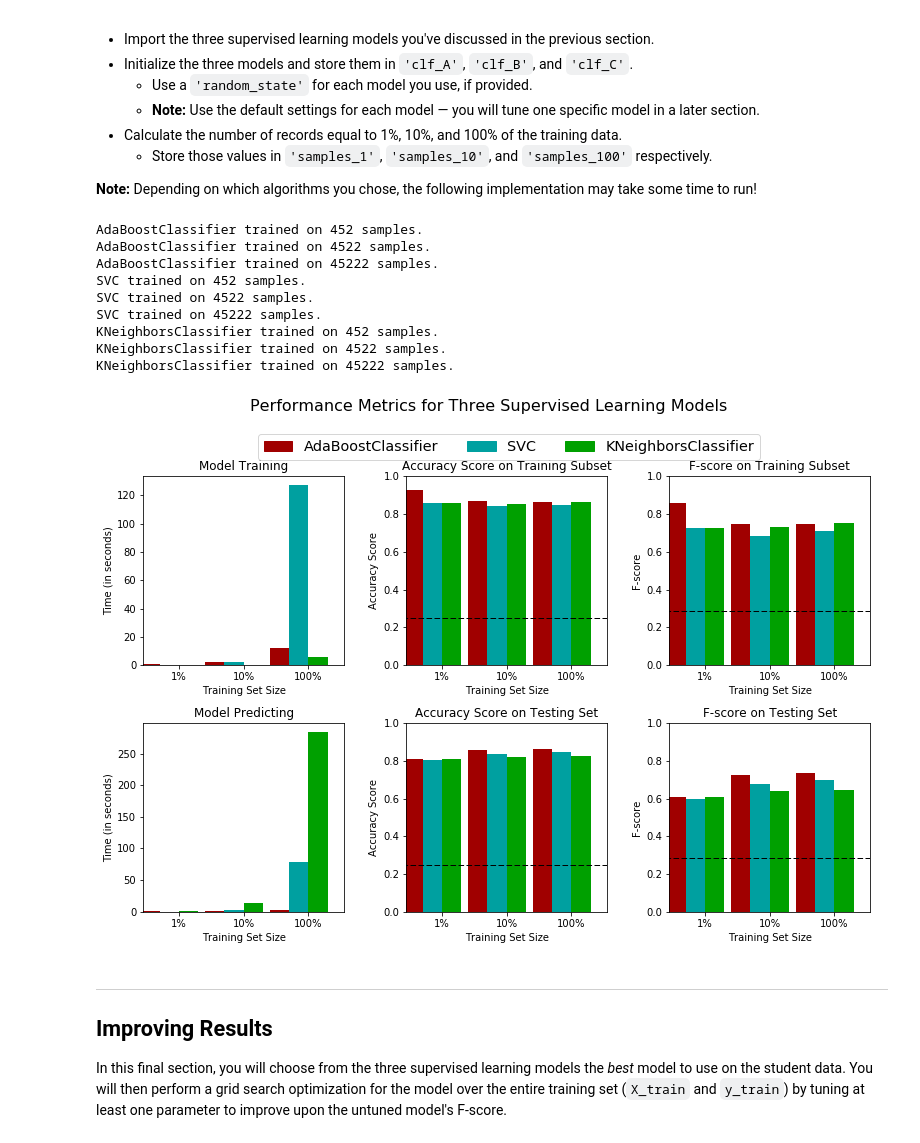
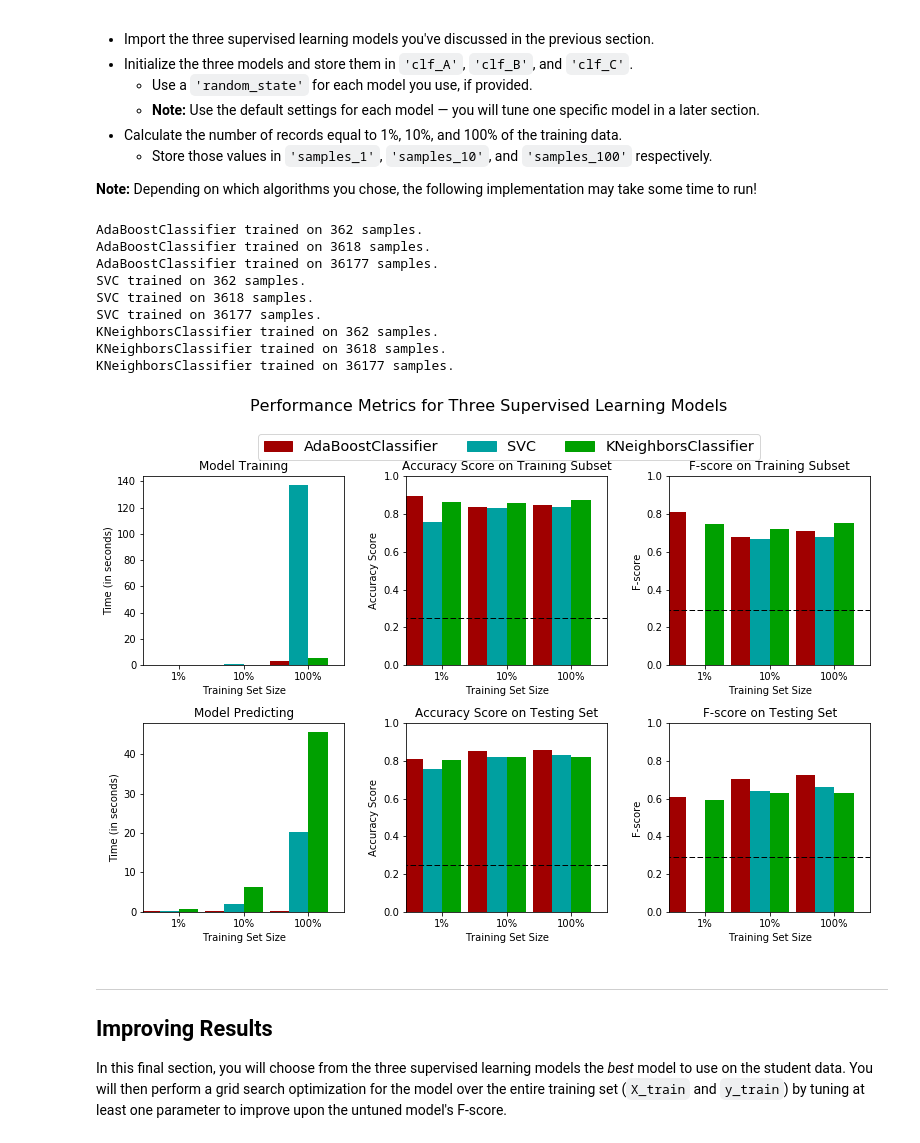
Before and after one commit to xilodyne/udacity-MLND, a Jupyter notebook: finding_donors/finding_donors.ipynb, the cells around one changed output. Drawn from its saved outputs; the diff is of its cells as text; code cells hidden in the pictures.

```diff
--- a/finding_donors/finding_donors.ipynb
+++ b/finding_donors/finding_donors.ipynb
@@ -219,15 +219,16 @@ Looking at the distribution of classes (those who make at most \$50,000, and tho
 # TODO: Calculate accuracy
 #always returns positive answer means only % of actual
 #values is accuracy rate
-accuracy = greater_percent
+accuracy = n_greater_50k / (n_records * 1.0)
 
 # TODO: Calculate F-score using the formula above for beta = 0.5
 
 beta = 0.5
 betasqr = beta * beta
 precision = accuracy
-#assuming recall is equal to training / test split
-recall = .8
+#always produces >50K
+#recall = tp / (tp + fn) = 100% / (100% + 0%) = 1
+recall = 1
 
 fscore =  (1 + betasqr) * ((precision * recall) / ((betasqr * precision) + recall ))
 
@@ -355,20 +356,20 @@ def train_predict(learner, sample_size, X_train, y_train, X_test, y_test):
     #       then get predictions on the first 300 training samples
     start = time() # Get start time
     predictions_test = learner.predict(X_test)
-    predictions_train = learner.predict(X_train_sample)
+    predictions_train = learner.predict(X_train[:300].as_matrix())
     end = time() # Get end time
 
     # TODO: Calculate the total prediction time
     results['pred_time'] = end - start
 
     # TODO: Compute accuracy on the first 300 training samples
-    results['acc_train'] = accuracy_score(y_train_sample, predictions_train)
+    results['acc_train'] = accuracy_score(y_train_sample[:300], predictions_train)
 
     # TODO: Compute accuracy on test set
     results['acc_test'] = accuracy_score(y_test, predictions_test)
 
     # TODO: Compute F-score on the the first 300 training samples
-    results['f_train'] = fbeta_score(y_train_sample, predictions_train, average='binary', beta=0.5)
+    results['f_train'] = fbeta_score(y_train_sample[:300], predictions_train, average='binary', beta=0.5)
 
     # TODO: Compute F-score on the test set
     results['f_test'] = fbeta_score(y_test, predictions_test, average='binary', beta=0.5)
@@ -392,41 +393,41 @@ In the code cell, you will need to implement the following:
 # %%
 # TODO: Import the three supervised learning models from sklearn
 from sklearn.ensemble import AdaBoostClassifier
 from sklearn import svm
 from sklearn.neighbors import KNeighborsClassifier
 
 # TODO: Initialize the three models
-clf_A = AdaBoostClassifier(n_estimators=150)
-clf_B = svm.SVC(kernel='linear', gamma=10)
-clf_C = KNeighborsClassifier(n_neighbors=6, algorithm='kd_tree')
+clf_A = AdaBoostClassifier(random_state=42)
+clf_B = svm.SVC(random_state=42)
+clf_C = KNeighborsClassifier()
 
 # TODO: Calculate the number of samples for 1%, 10%, and 100% of the training data
-samples_1 = int(round(.01 * n_records))
-samples_10 = int(round(.1 * n_records))
-samples_100 = n_records
+samples_1 = int(round(.01 * len(X_train)))
+samples_10 = int(round(.1 * len(X_train)))
+samples_100 = len(X_train)
 
 # Collect results on the learners
 results = {}
 for clf in [clf_A, clf_B, clf_C]:
     clf_name = clf.__class__.__name__
     results[clf_name] = {}
     for i, samples in enumerate([samples_1, samples_10, samples_100]):
         results[clf_name][i] = \
         train_predict(clf, samples, X_train, y_train, X_test, y_test)
 
 # Run metrics visualization for the three supervised learning models chosen
 vs.evaluate(results, accuracy, fscore)
 # %% [output]
-AdaBoostClassifier trained on 452 samples.
-AdaBoostClassifier trained on 4522 samples.
-AdaBoostClassifier trained on 45222 samples.
-SVC trained on 452 samples.
-SVC trained on 4522 samples.
-SVC trained on 45222 samples.
-KNeighborsClassifier trained on 452 samples.
-KNeighborsClassifier trained on 4522 samples.
-KNeighborsClassifier trained on 45222 samples.
+AdaBoostClassifier trained on 362 samples.
+AdaBoostClassifier trained on 3618 samples.
+AdaBoostClassifier trained on 36177 samples.
+SVC trained on 362 samples.
+SVC trained on 3618 samples.
+SVC trained on 36177 samples.
+KNeighborsClassifier trained on 362 samples.
+KNeighborsClassifier trained on 3618 samples.
+KNeighborsClassifier trained on 36177 samples.
-[figure, old version]
+[figure, new version]
 # %% [markdown]
 ----
 ## Improving Results
```
Also changed, not shown: parts of 6 cells of this notebook, 1 other file.
